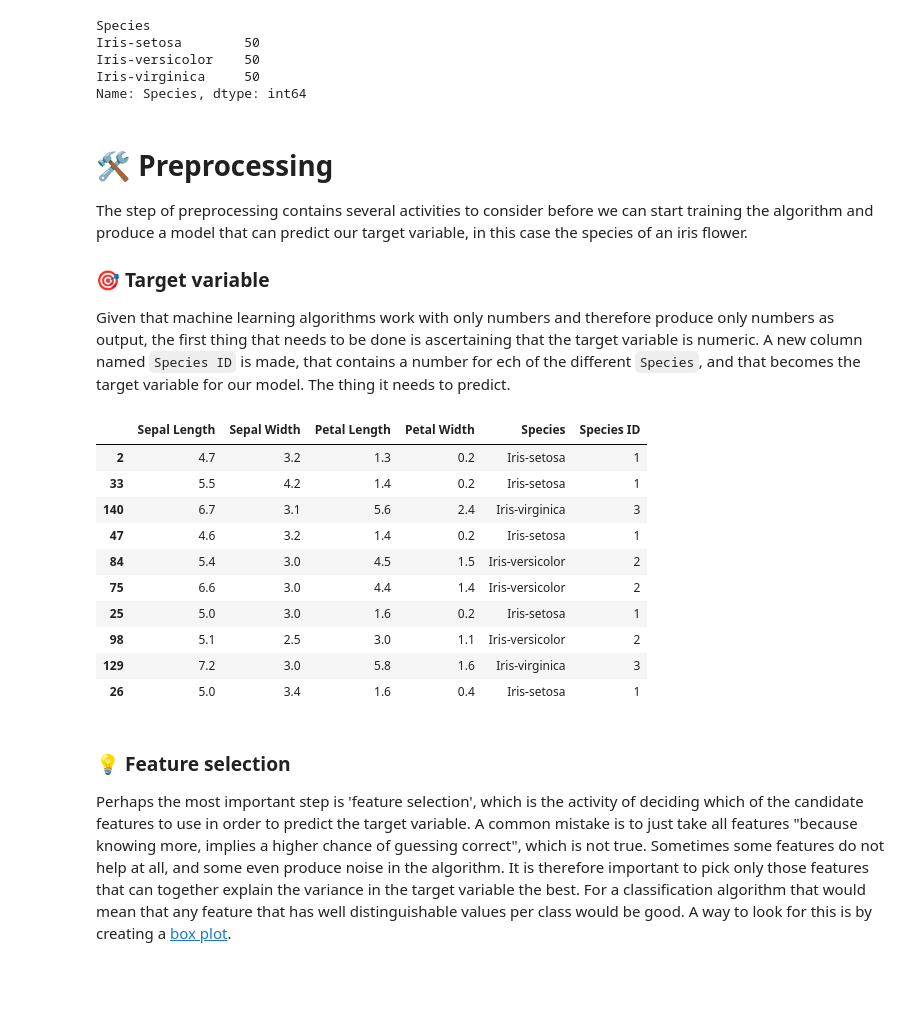
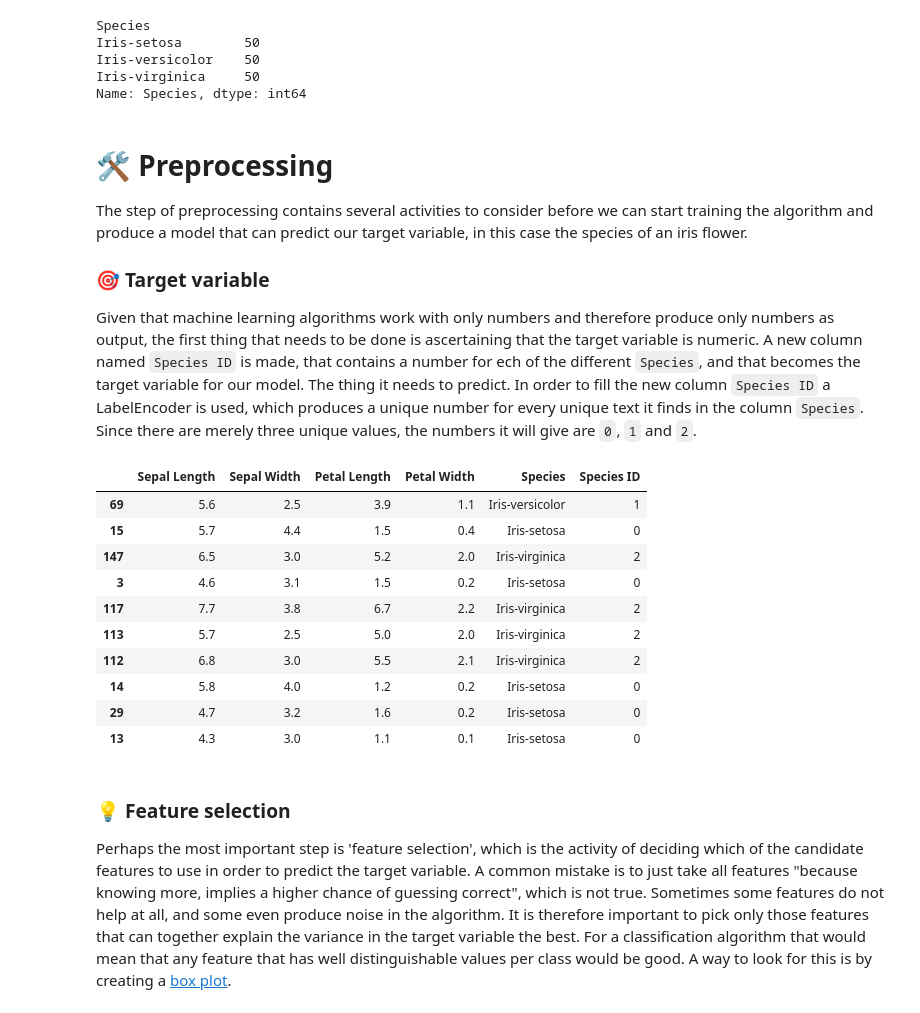
Before and after one commit to bshtmichielsen/iris, a Jupyter notebook: iris.ipynb, the cells around one changed output. Drawn from its saved outputs; the diff is of its cells as text; code cells hidden in the pictures; blank space fills up the shorter version.

```diff
--- a/iris.ipynb
+++ b/iris.ipynb
@@ -61,22 +61,24 @@ Name: Species, dtype: int64
 The step of preprocessing contains several activities to consider before we can start training the algorithm and produce a model that can predict our target variable, in this case the species of an iris flower.
 
 ### 🎯 Target variable
-Given that machine learning algorithms work with only numbers and therefore produce only numbers as output, the first thing that needs to be done is ascertaining that the target variable is numeric. A new column named `Species ID` is made, that contains a number for ech of the different `Species`, and that becomes the target variable for our model. The thing it needs to predict.
+Given that machine learning algorithms work with only numbers and therefore produce only numbers as output, the first thing that needs to be done is ascertaining that the target variable is numeric. A new column named `Species ID` is made, that contains a number for ech of the different `Species`, and that becomes the target variable for our model. The thing it needs to predict. In order to fill the new column `Species ID` a LabelEncoder is used, which produces a unique number for every unique text it finds in the column `Species`. Since there are merely three unique values, the numbers it will give are `0`, `1` and `2`.
-# %%
-df["Species ID"] = df["Species"].map({"Iris-setosa": 1, "Iris-versicolor": 2, "Iris-virginica": 3})
-df.sample(10)
-# %% [output]
-|  | Sepal Length | Sepal Width | Petal Length | Petal Width | Species | Species ID |
-| 2 | 4.7 | 3.2 | 1.3 | 0.2 | Iris-setosa | 1 |
-| 33 | 5.5 | 4.2 | 1.4 | 0.2 | Iris-setosa | 1 |
-| 140 | 6.7 | 3.1 | 5.6 | 2.4 | Iris-virginica | 3 |
-| 47 | 4.6 | 3.2 | 1.4 | 0.2 | Iris-setosa | 1 |
-| 84 | 5.4 | 3.0 | 4.5 | 1.5 | Iris-versicolor | 2 |
-| 75 | 6.6 | 3.0 | 4.4 | 1.4 | Iris-versicolor | 2 |
-| 25 | 5.0 | 3.0 | 1.6 | 0.2 | Iris-setosa | 1 |
-| 98 | 5.1 | 2.5 | 3.0 | 1.1 | Iris-versicolor | 2 |
-| 129 | 7.2 | 3.0 | 5.8 | 1.6 | Iris-virginica | 3 |
-| 26 | 5.0 | 3.4 | 1.6 | 0.4 | Iris-setosa | 1 |
+# %%
+from sklearn import preprocessing
+encoder = preprocessing.LabelEncoder()
+df["Species ID"] = encoder.fit_transform(df["Species"])
+df.sample(10)
+# %% [output]
+|  | Sepal Length | Sepal Width | Petal Length | Petal Width | Species | Species ID |
+| 69 | 5.6 | 2.5 | 3.9 | 1.1 | Iris-versicolor | 1 |
+| 15 | 5.7 | 4.4 | 1.5 | 0.4 | Iris-setosa | 0 |
+| 147 | 6.5 | 3.0 | 5.2 | 2.0 | Iris-virginica | 2 |
+| 3 | 4.6 | 3.1 | 1.5 | 0.2 | Iris-setosa | 0 |
+| 117 | 7.7 | 3.8 | 6.7 | 2.2 | Iris-virginica | 2 |
+| 113 | 5.7 | 2.5 | 5.0 | 2.0 | Iris-virginica | 2 |
+| 112 | 6.8 | 3.0 | 5.5 | 2.1 | Iris-virginica | 2 |
+| 14 | 5.8 | 4.0 | 1.2 | 0.2 | Iris-setosa | 0 |
+| 29 | 4.7 | 3.2 | 1.6 | 0.2 | Iris-setosa | 0 |
+| 13 | 4.3 | 3.0 | 1.1 | 0.1 | Iris-setosa | 0 |
 # %% [markdown]
 ### 💡 Feature selection
 Perhaps the most important step is 'feature selection', which is the activity of deciding which of the candidate features to use in order to predict the target variable. A common mistake is to just take all features "because knowing more, implies a higher chance of guessing correct", which is not true. Sometimes some features do not help at all, and some even produce noise in the algorithm. It is therefore important to pick only those features that can together explain the variance in the target variable the best. For a classification algorithm that would mean that any feature that has well distinguishable values per class would be good. A way to look for this is by creating a [box plot](https://pandas.pydata.org/pandas-docs/stable/reference/api/pandas.DataFrame.boxplot.html).
```
Also changed, not shown: parts of 4 cells of this notebook.
